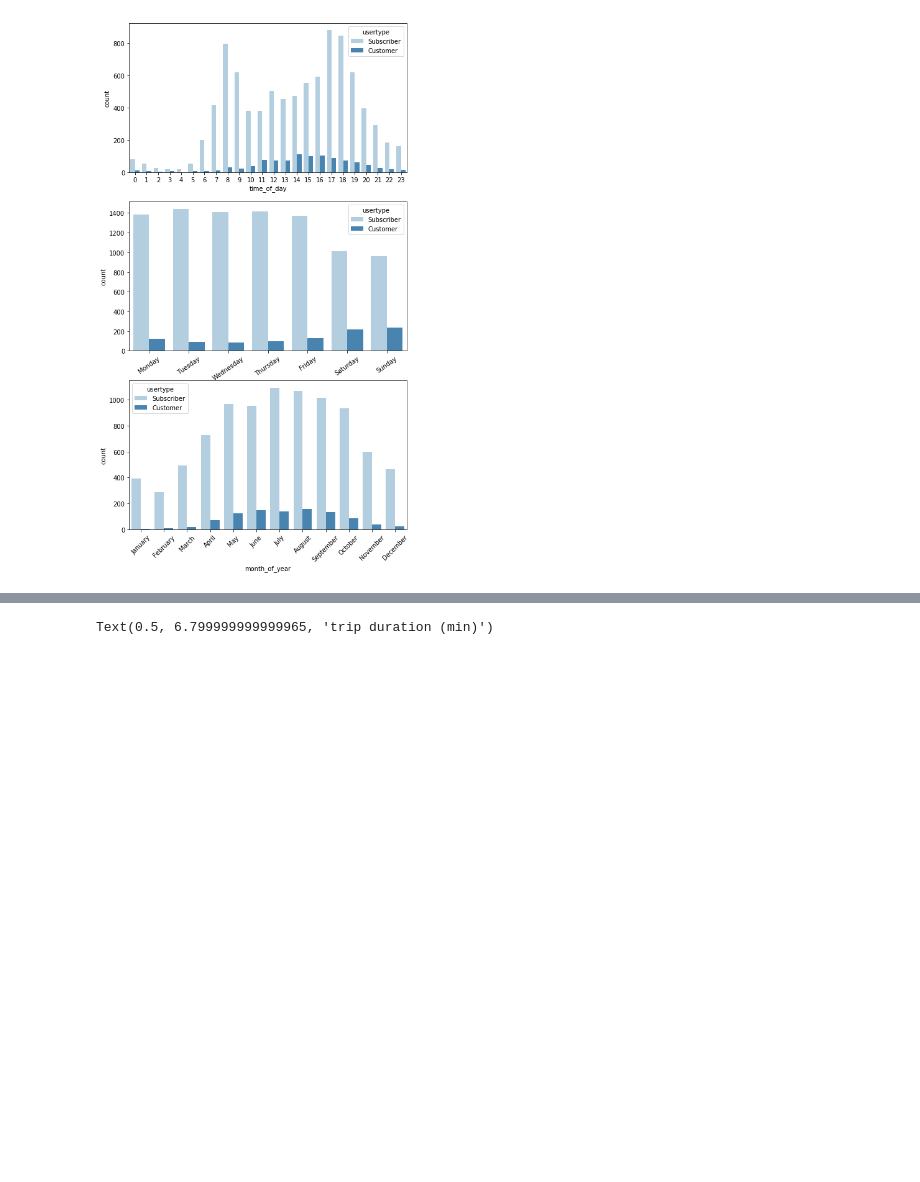
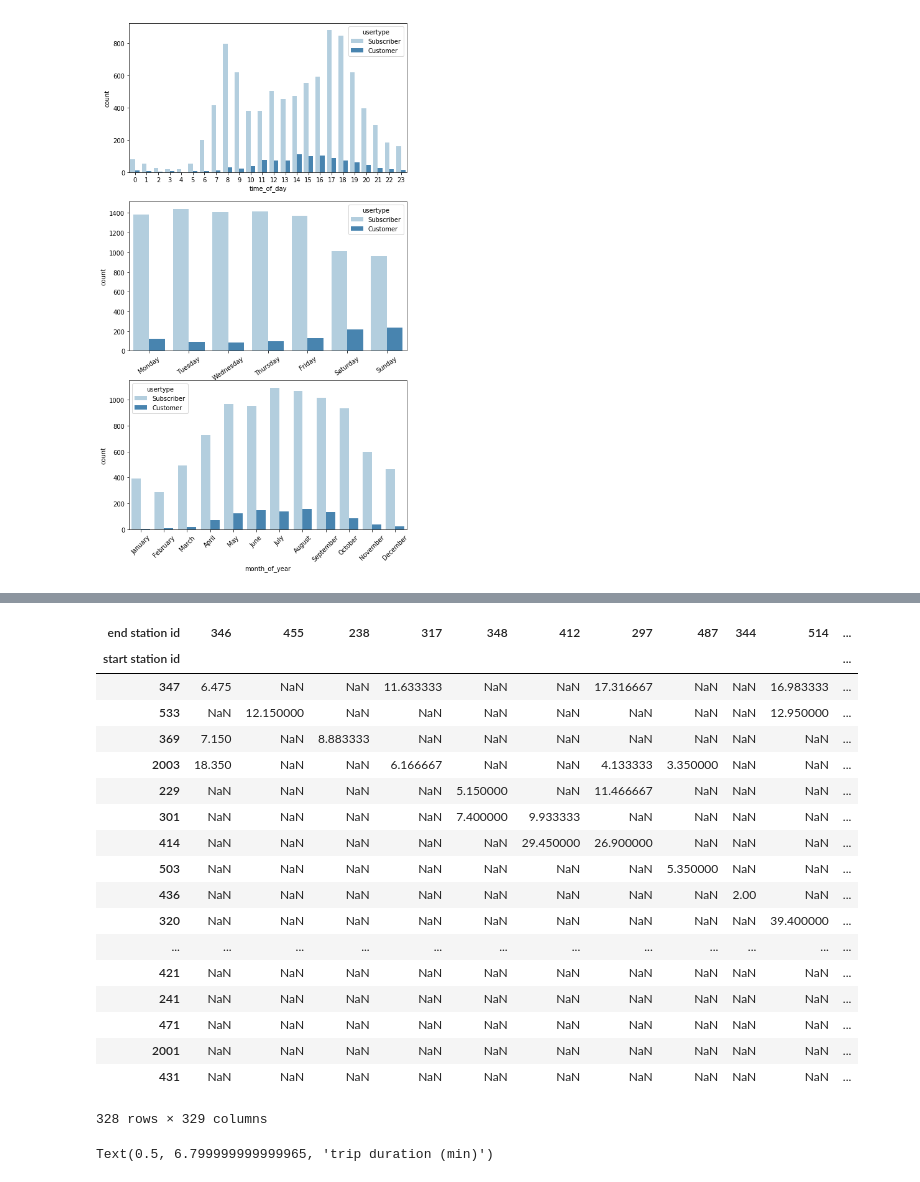
Before and after one commit to Manju-Saini/City-Bike-Data-Analysis-Visualization-Project, a Jupyter notebook: exploration_trip_data_los_angeles.ipynb, the cells around one changed output, grey strips where cells are left out. Drawn from its saved outputs; the diff is of its cells as text; code cells hidden in the pictures; blank space fills up the shorter version.

```diff
--- a/exploration_trip_data_los_angeles.ipynb
+++ b/exploration_trip_data_los_angeles.ipynb
@@ -395,3 +392,25 @@ sb.heatmap(result, annot=True, fmt="g", cmap='viridis')
+# %%
+result
+# %% [output]
+| end station id | 346 | 455 | 238 | 317 | 348 | 412 | 297 | 487 | 344 | 514 | ... |
+| start station id |  |  |  |  |  |  |  |  |  |  | ... |
+| 347 | 6.475 | NaN | NaN | 11.633333 | NaN | NaN | 17.316667 | NaN | NaN | 16.983333 | ... |
+| 533 | NaN | 12.150000 | NaN | NaN | NaN | NaN | NaN | NaN | NaN | 12.950000 | ... |
+| 369 | 7.150 | NaN | 8.883333 | NaN | NaN | NaN | NaN | NaN | NaN | NaN | ... |
+| 2003 | 18.350 | NaN | NaN | 6.166667 | NaN | NaN | 4.133333 | 3.350000 | NaN | NaN | ... |
+| 229 | NaN | NaN | NaN | NaN | 5.150000 | NaN | 11.466667 | NaN | NaN | NaN | ... |
+| 301 | NaN | NaN | NaN | NaN | 7.400000 | 9.933333 | NaN | NaN | NaN | NaN | ... |
+| 414 | NaN | NaN | NaN | NaN | NaN | 29.450000 | 26.900000 | NaN | NaN | NaN | ... |
+| 503 | NaN | NaN | NaN | NaN | NaN | NaN | NaN | 5.350000 | NaN | NaN | ... |
+| 436 | NaN | NaN | NaN | NaN | NaN | NaN | NaN | NaN | 2.00 | NaN | ... |
+| 320 | NaN | NaN | NaN | NaN | NaN | NaN | NaN | NaN | NaN | 39.400000 | ... |
+| ... | ... | ... | ... | ... | ... | ... | ... | ... | ... | ... | ... |
+| 421 | NaN | NaN | NaN | NaN | NaN | NaN | NaN | NaN | NaN | NaN | ... |
+| 241 | NaN | NaN | NaN | NaN | NaN | NaN | NaN | NaN | NaN | NaN | ... |
+| 471 | NaN | NaN | NaN | NaN | NaN | NaN | NaN | NaN | NaN | NaN | ... |
+| 2001 | NaN | NaN | NaN | NaN | NaN | NaN | NaN | NaN | NaN | NaN | ... |
+| 431 | NaN | NaN | NaN | NaN | NaN | NaN | NaN | NaN | NaN | NaN | ... |
+328 rows × 329 columns
 # %%
 log_bin_size = 0.05
 plt.rcParams['xtick.top'] = plt.rcParams['xtick.labeltop'] = False
```
Also changed, not shown: parts of 15 cells of this notebook.
